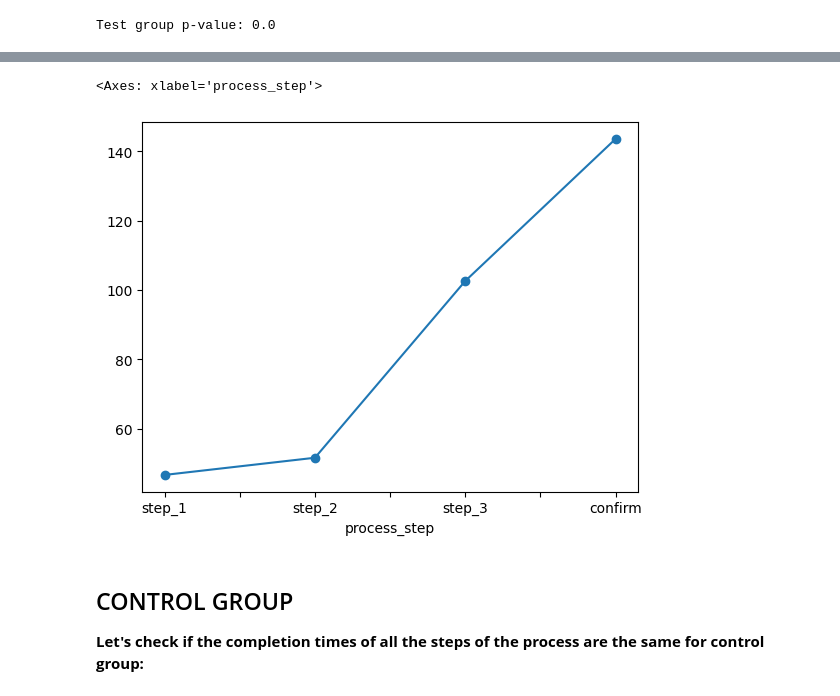
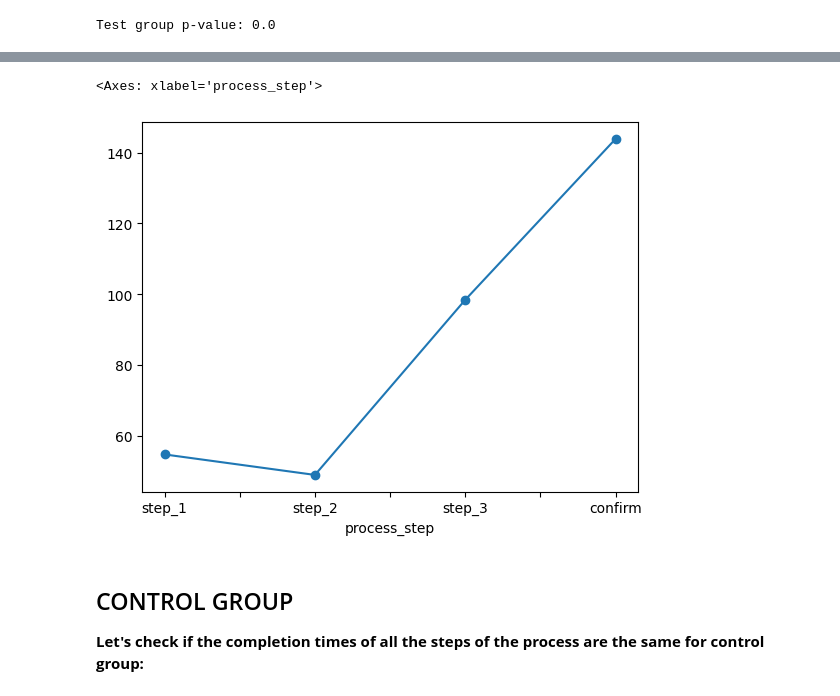
Before and after one commit to gonch145-svg/project-2, a Jupyter notebook: notebooks/completion_time_francisca.ipynb, the cells around one changed output, grey strips where cells are left out. Drawn from its saved outputs; the diff is of its cells as text; code cells hidden in the pictures.

```diff
--- a/notebooks/completion_time_francisca.ipynb
+++ b/notebooks/completion_time_francisca.ipynb
@@ -227,10 +267,11 @@ confirm    float64
 dtype: object
 # %%
 df_test_means = df_test_clean.groupby("process_step")["time_spent"].mean()
+df_test_means = df_test_means.reindex(step_order)
 df_test_means.plot(kind="line", marker='o')
 # %% [output]
 <Axes: xlabel='process_step'>
-[figure, old version]
+[figure, new version]
 # %% [markdown]
 ## CONTROL GROUP
 
```
Also changed, not shown: parts of 25 cells of this notebook.
